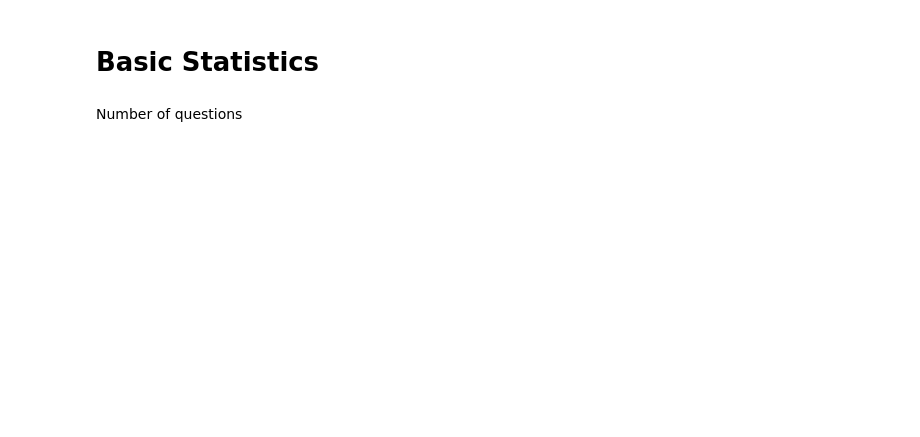
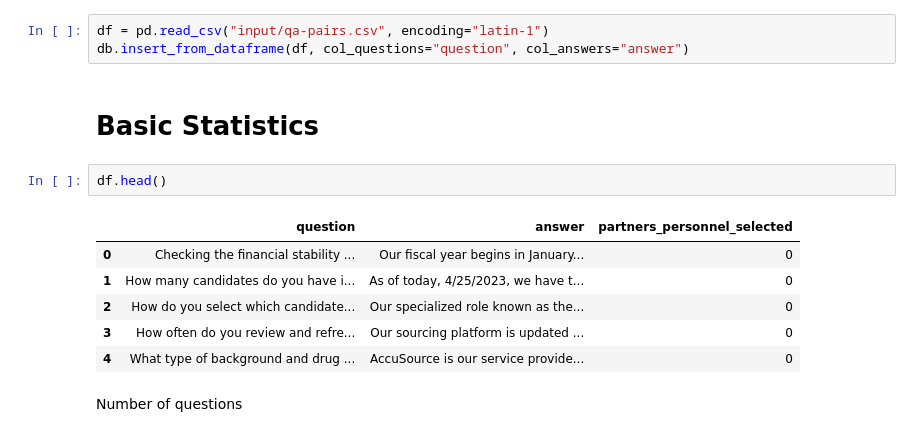
Before and after one commit to KalebJS/rfp-client, a Jupyter notebook: eda.ipynb, the cells around one changed output. Drawn from its saved outputs; the diff is of its cells as text; blank space fills up the shorter version.

```diff
--- a/eda.ipynb
+++ b/eda.ipynb
@@ -11,7 +12,19 @@ db = DatabaseProxy()
 dotenv.load_dotenv(".envrc")
 # %% [output]
 True
+# %%
+df = pd.read_csv("input/qa-pairs.csv", encoding="latin-1")
+db.insert_from_dataframe(df, col_questions="question", col_answers="answer")
 # %% [markdown]
 # Basic Statistics
+# %%
+df.head()
+# %% [output]
+|  | question | answer | partners_personnel_selected |
+| 0 | Checking the financial stability ... | Our fiscal year begins in January... | 0 |
+| 1 | How many candidates do you have i... | As of today, 4/25/2023, we have t... | 0 |
+| 2 | How do you select which candidate... | Our specialized role known as the... | 0 |
+| 3 | How often do you review and refre... | Our sourcing platform is updated ... | 0 |
+| 4 | What type of background and drug ... | AccuSource is our service provide... | 0 |
 # %% [markdown]
 Number of questions
```
Also changed, not shown: parts of 17 cells of this notebook, 3 other files.
